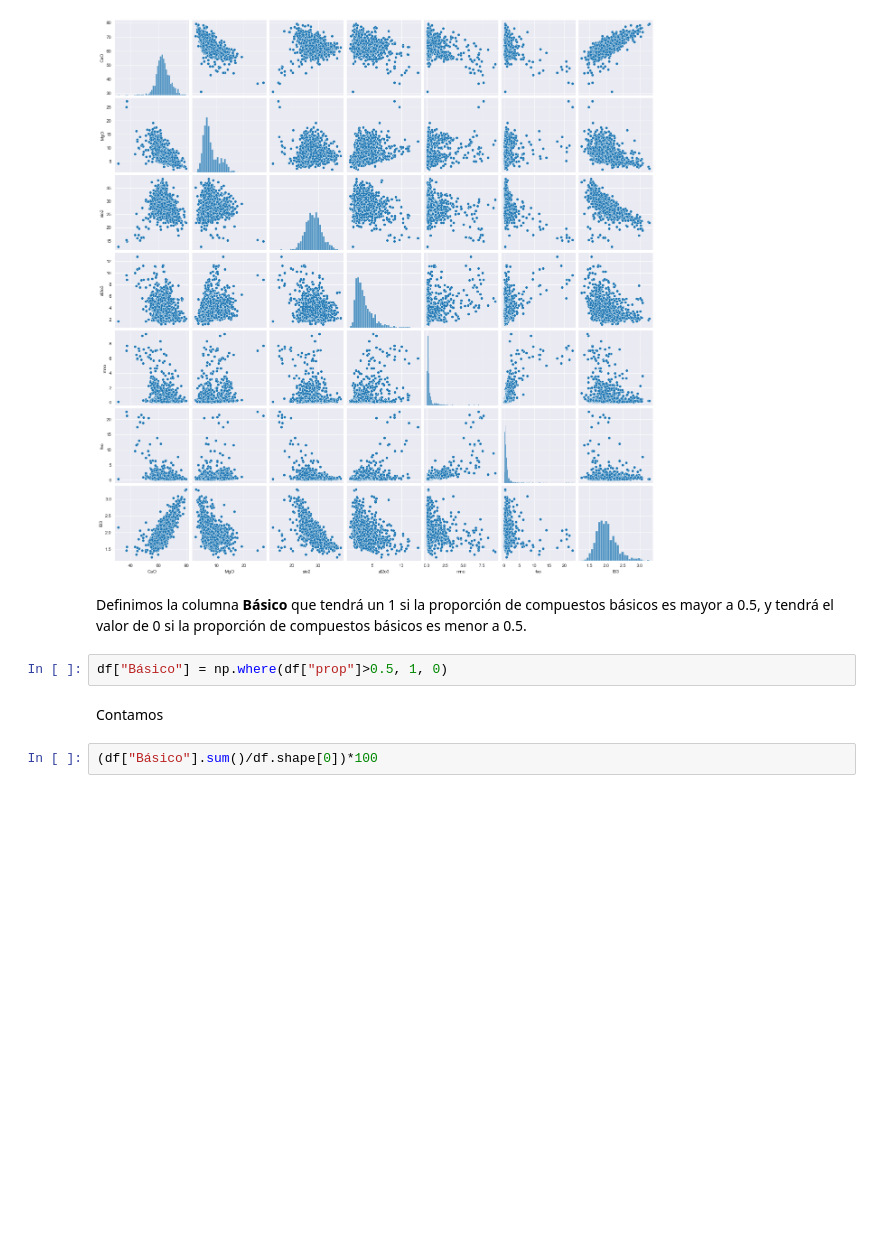
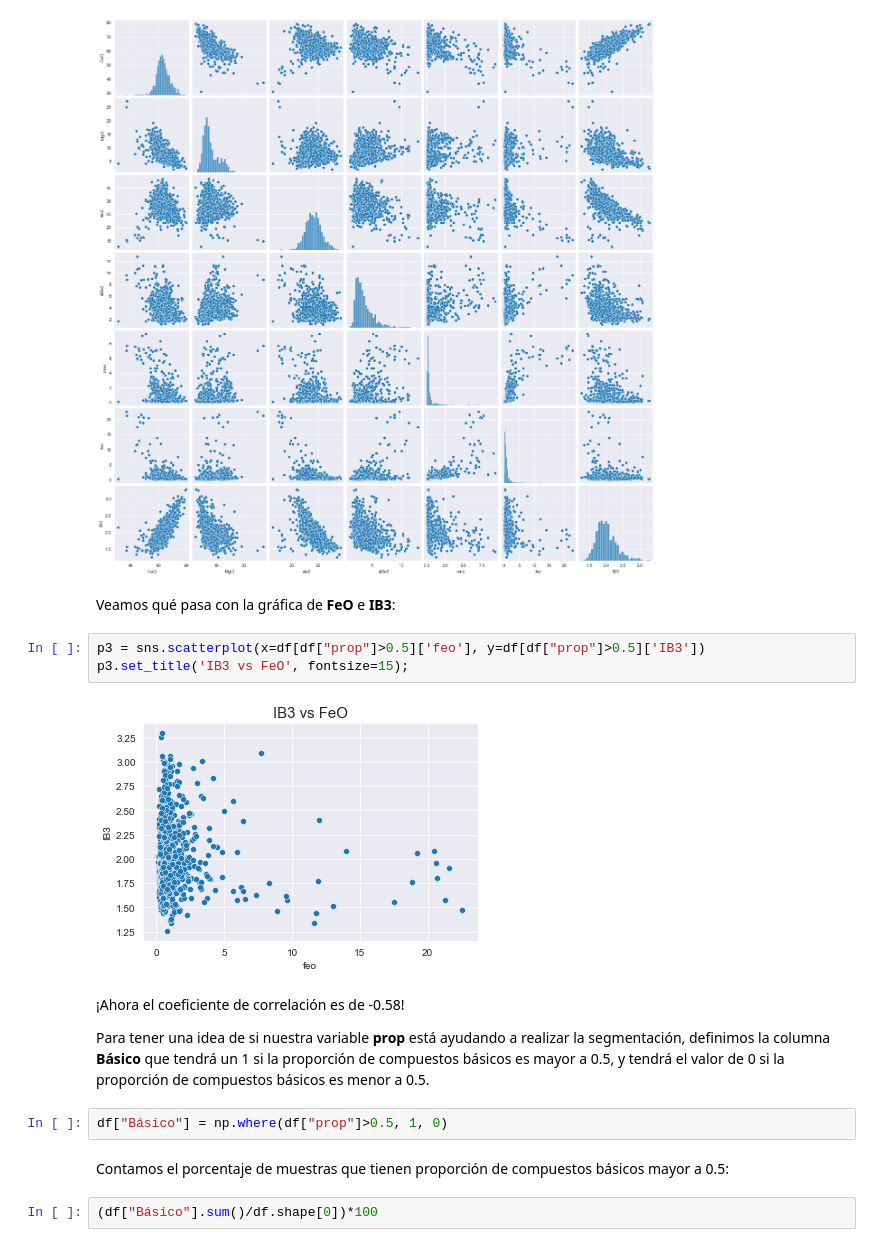
Before and after one commit to gutierrezrd90/assessment_deacero, a Jupyter notebook: Analysis.ipynb, the cells around one changed output. Cells and saved outputs as stored; diff of their text form; blank space fills up the shorter version.

```diff
--- a/Analysis.ipynb
+++ b/Analysis.ipynb
@@ -565,12 +580,21 @@ matrix_correlation3
 sns.pairplot(df[df["prop"]>0.5][["CaO","MgO","sio2","al2o3","mno","feo","IB3"]]);
 # %% [output]
 [figure]
-# %% [markdown]
-Definimos la columna **Básico** que tendrá un 1 si la proporción de compuestos básicos es mayor a 0.5, y tendrá el valor de 0 si la proporción de compuestos básicos es menor a 0.5.
+# %% [markdown]
+Veamos qué pasa con la gráfica de **FeO** e **IB3**:
+# %%
+p3 = sns.scatterplot(x=df[df["prop"]>0.5]['feo'], y=df[df["prop"]>0.5]['IB3'])
+p3.set_title('IB3 vs FeO', fontsize=15);
+# %% [output]
+[figure, added]
+# %% [markdown]
+¡Ahora el coeficiente de correlación es de -0.58!
+
+Para tener una idea de si nuestra variable **prop** está ayudando a realizar la segmentación, definimos la columna **Básico** que tendrá un 1 si la proporción de compuestos básicos es mayor a 0.5, y tendrá el valor de 0 si la proporción de compuestos básicos es menor a 0.5.
 # %%
 df["Básico"] = np.where(df["prop"]>0.5, 1, 0)
 # %% [markdown]
-Contamos
+Contamos el porcentaje de muestras que tienen proporción de compuestos básicos mayor a 0.5:
 # %%
 (df["Básico"].sum()/df.shape[0])*100
 # %% [output]
```
Also changed, not shown: parts of 30 cells of this notebook, 1 other file.
